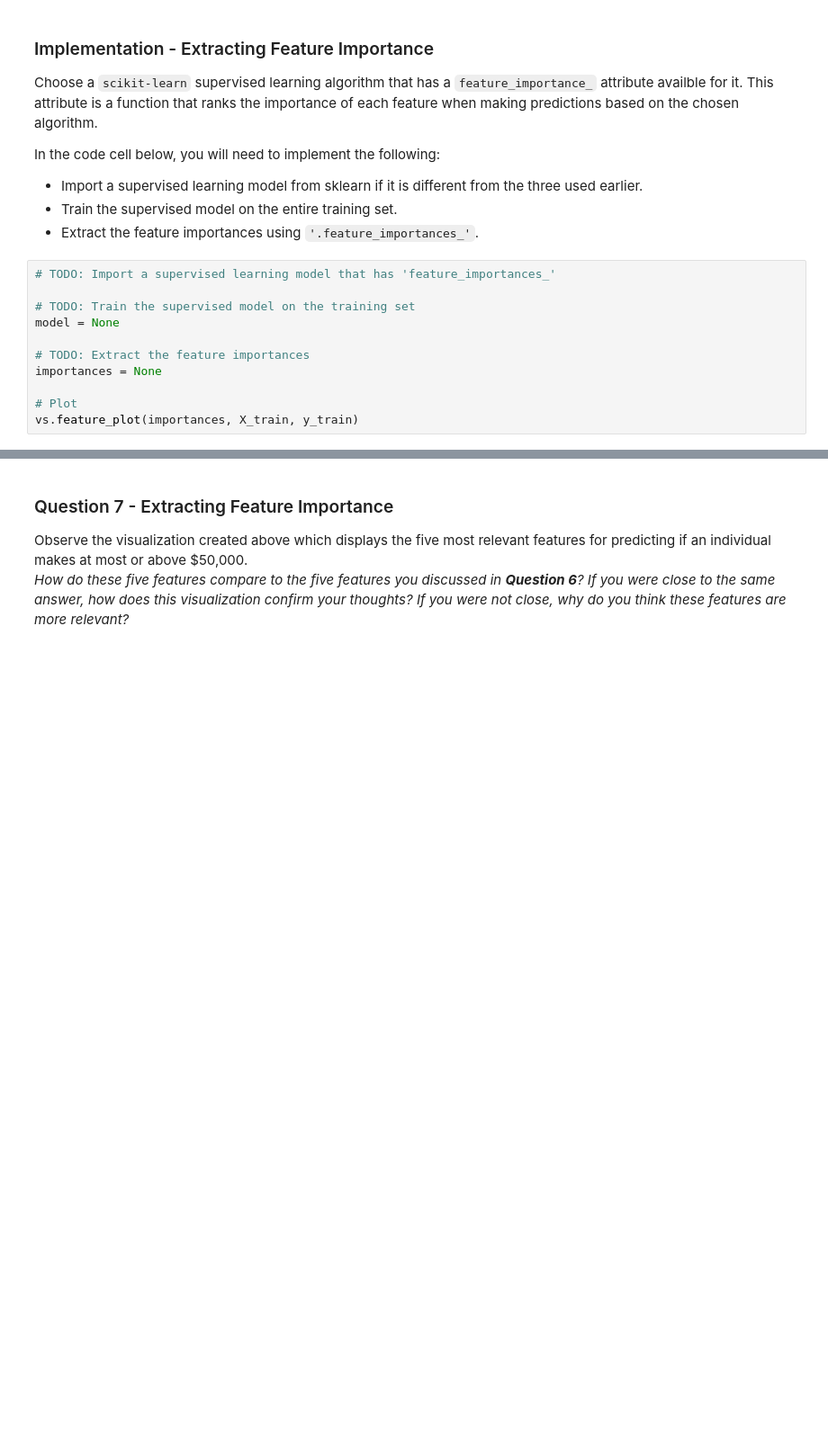
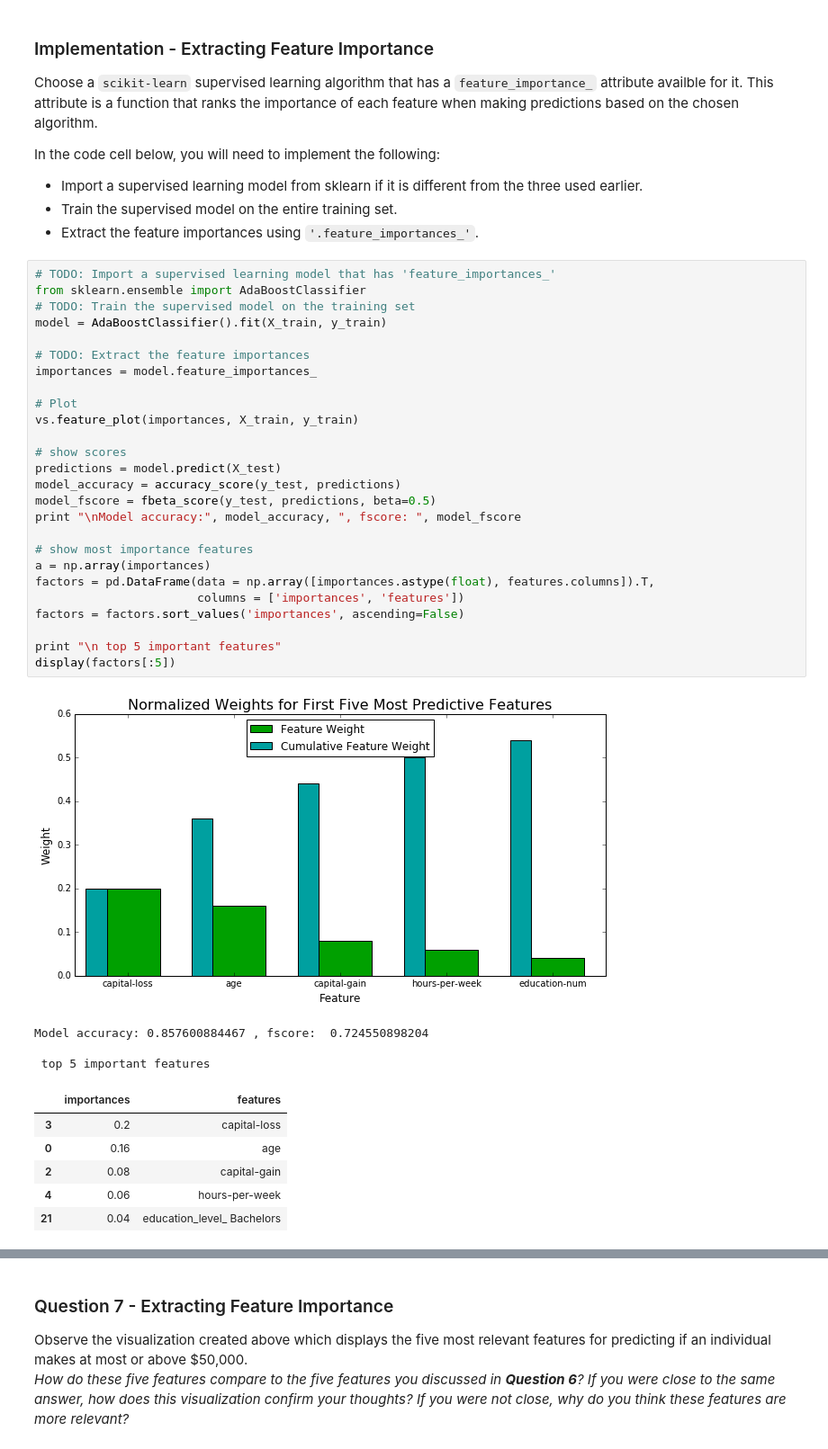
Before and after one commit to gundamkeroro/MLND, a Jupyter notebook: Project 2.Find Donors/finding_donors.ipynb, the cells around one changed output, grey strips where cells are left out. Shown: that part at 90% size. Drawn from its saved outputs; the diff is of its cells as text; blank space fills up the shorter version.

```diff
--- a/Project 2.Find Donors/finding_donors.ipynb
+++ b/Project 2.Find Donors/finding_donors.ipynb
@@ -476,12 +499,38 @@ In the code cell below, you will need to implement the following:
  - Extract the feature importances using `'.feature_importances_'`.
 # %%
 # TODO: Import a supervised learning model that has 'feature_importances_'
-
+from sklearn.ensemble import AdaBoostClassifier
 # TODO: Train the supervised model on the training set
-model = None
+model = AdaBoostClassifier().fit(X_train, y_train)
 
 # TODO: Extract the feature importances
-importances = None
+importances = model.feature_importances_
 
 # Plot
 vs.feature_plot(importances, X_train, y_train)
+
+# show scores
+predictions = model.predict(X_test)
+model_accuracy = accuracy_score(y_test, predictions)
+model_fscore = fbeta_score(y_test, predictions, beta=0.5)
+print "\nModel accuracy:", model_accuracy, ", fscore: ", model_fscore
+
+# show most importance features
+a = np.array(importances)
+factors = pd.DataFrame(data = np.array([importances.astype(float), features.columns]).T,
+                       columns = ['importances', 'features'])
+factors = factors.sort_values('importances', ascending=False)
+
+print "\n top 5 important features"
+display(factors[:5])
+# %% [output]
+[figure, added]
+Model accuracy: 0.857600884467 , fscore:  0.724550898204
+
+ top 5 important features
+|  | importances | features |
+| 3 | 0.2 | capital-loss |
+| 0 | 0.16 | age |
+| 2 | 0.08 | capital-gain |
+| 4 | 0.06 | hours-per-week |
+| 21 | 0.04 | education_level_ Bachelors |
```
Also changed, not shown: parts of 10 cells of this notebook.
